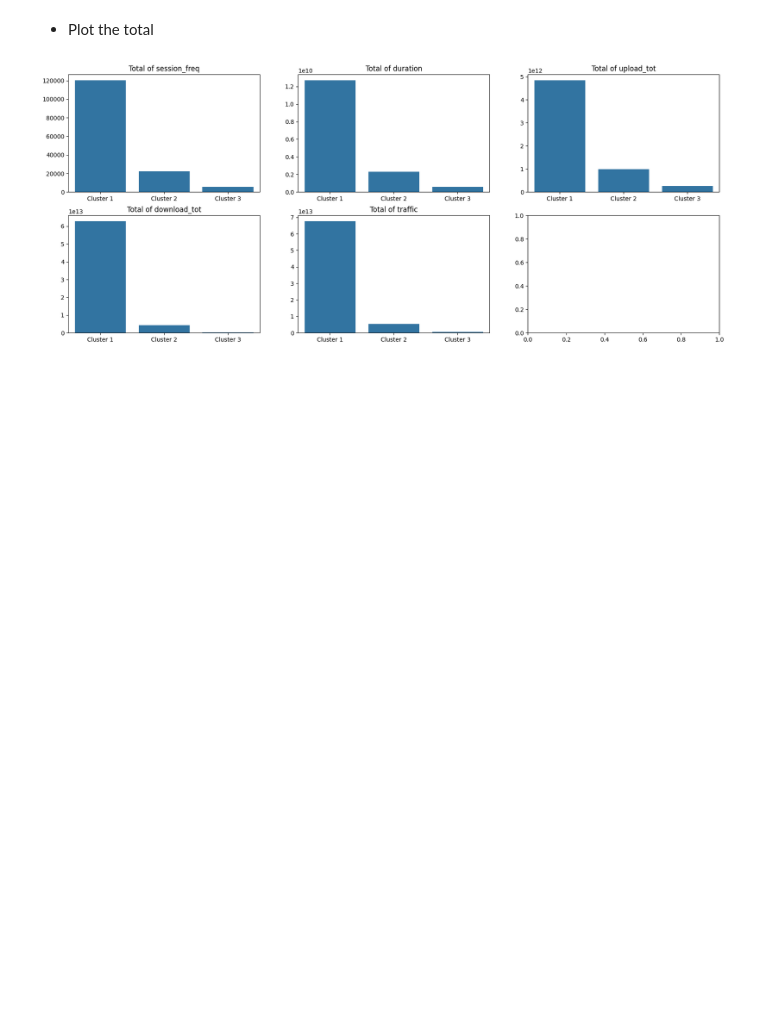
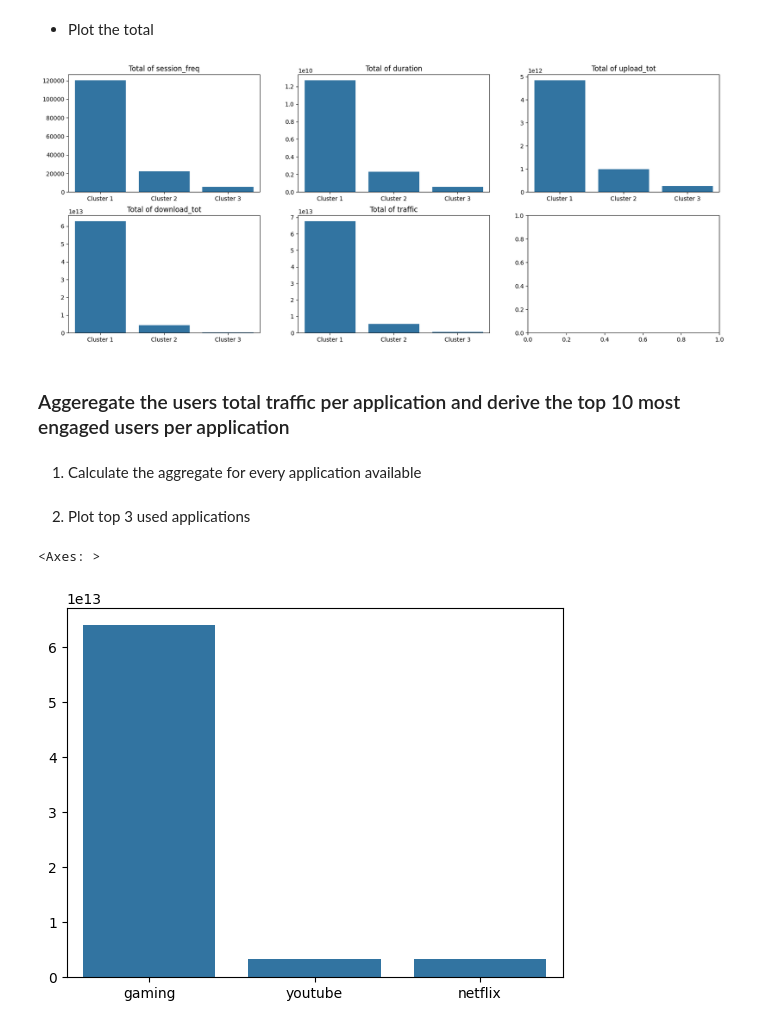
Before and after one commit to WildCayote/TellCo-Profitability-Opportunity-Analysis, a Jupyter notebook: notebooks/user_engagement_analysis.ipynb, the cells around one changed output. Drawn from its saved outputs; the diff is of its cells as text; code cells hidden in the pictures; blank space fills up the shorter version.

Commit message:
Feat: Filtered and plotted the top 3 apps with highest traffic

```diff
--- a/notebooks/user_engagement_analysis.ipynb
+++ b/notebooks/user_engagement_analysis.ipynb
@@ -380,3 +380,7 @@ for i in range(3):
 plt.show()
 # %% [output]
 [figure]
+# %% [markdown]
+### Aggeregate the users total traffic per application and derive the top 10 most engaged users per application
+# %% [markdown]
+1) Calculate the aggregate for every application available
@@ -382,0 +431,13 @@ plt.show()
+# %% [markdown]
+2) Plot top 3 used applications
+# %%
+# find the total usage per app
+total_app_usage = user_app_aggregation.sum()
+
+
+# the select the top 3
+sorted = total_app_usage.sort_values(ascending=False)
+sns.barplot(sorted.head(3))
+# %% [output]
+<Axes: >
+[figure, added]
```
Also changed, not shown: parts of 1 cell of this notebook.
